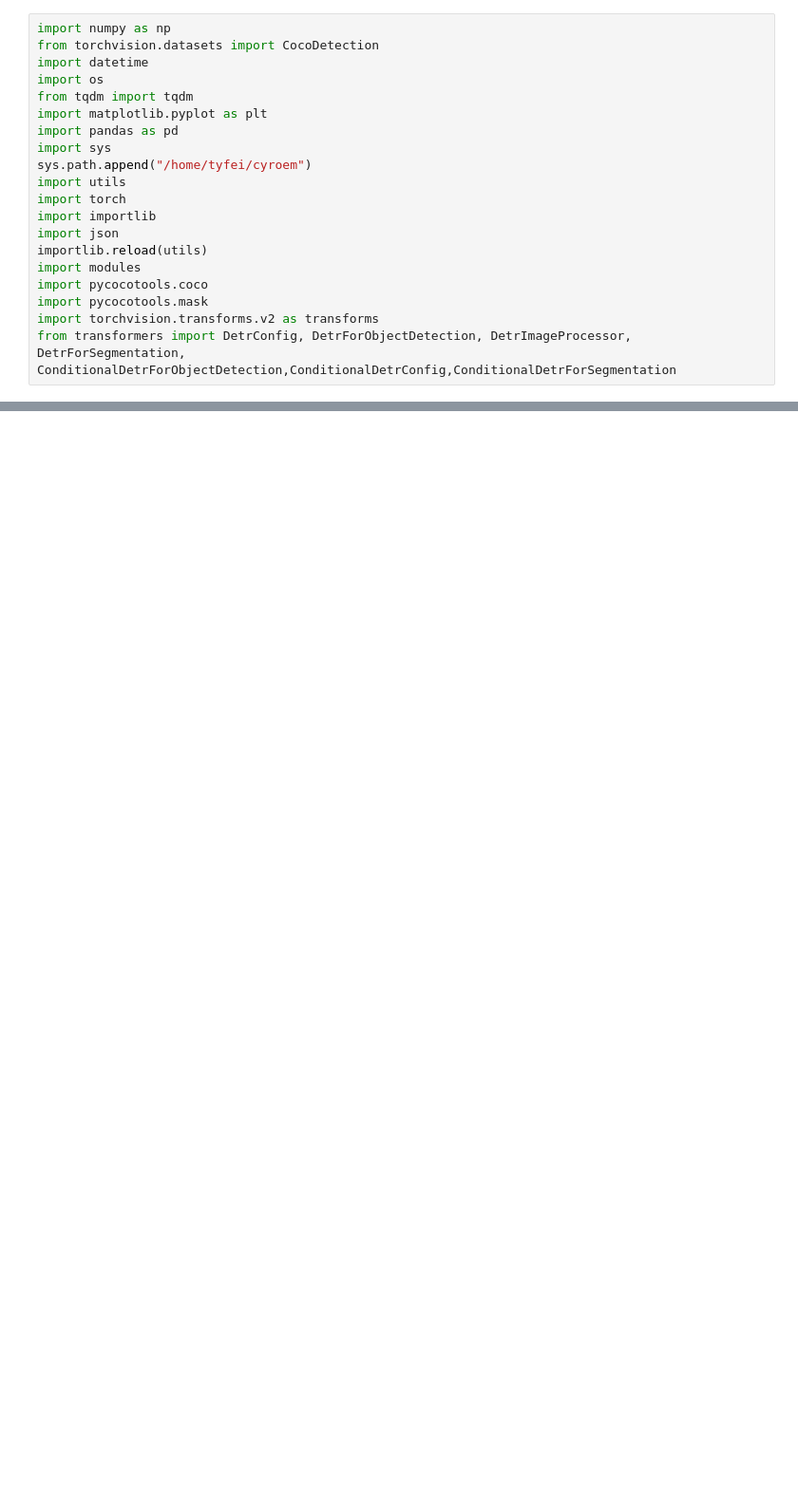
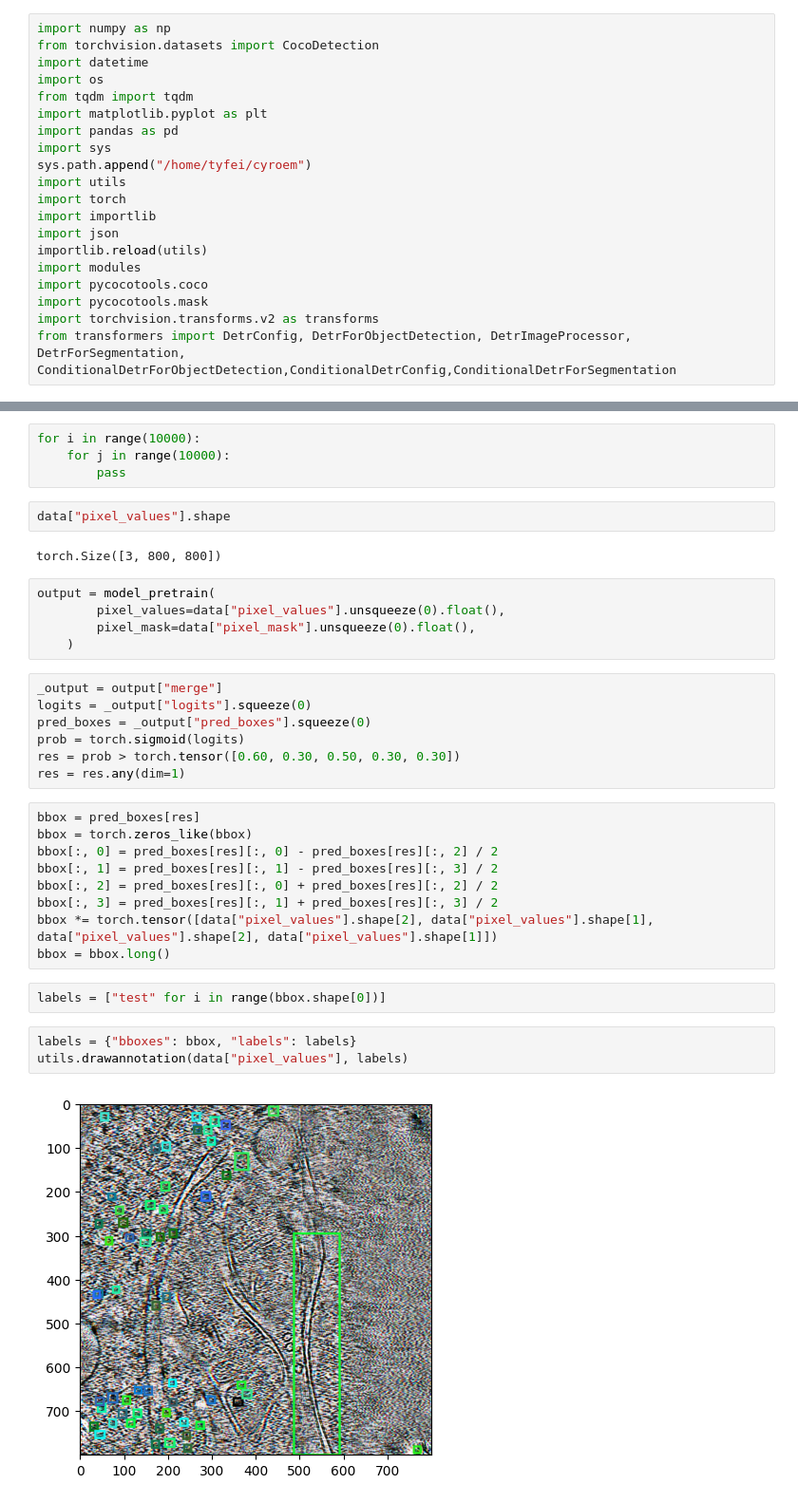
Before and after one commit to tyfei0216/cryoem, a Jupyter notebook: test.ipynb, the cells around one changed output, grey strips where cells are left out. Shown: that part at 95% size. Saved outputs shown, nothing was run; the diff lists cells and outputs as text; blank space fills up the shorter version.

```diff
--- a/test.ipynb
+++ b/test.ipynb
@@ -381,0 +251,36 @@ False
+# %%
+for i in range(10000):
+    for j in range(10000):
+        pass
+# %%
+data["pixel_values"].shape
+# %% [output]
+torch.Size([3, 800, 800])
+# %%
+output = model_pretrain(
+        pixel_values=data["pixel_values"].unsqueeze(0).float(),
+        pixel_mask=data["pixel_mask"].unsqueeze(0).float(),
+    )
+# %%
+_output = output["merge"]
+logits = _output["logits"].squeeze(0)
+pred_boxes = _output["pred_boxes"].squeeze(0)
+prob = torch.sigmoid(logits)
+res = prob > torch.tensor([0.60, 0.30, 0.50, 0.30, 0.30])
+res = res.any(dim=1)
+# %%
+bbox = pred_boxes[res]
+bbox = torch.zeros_like(bbox)
+bbox[:, 0] = pred_boxes[res][:, 0] - pred_boxes[res][:, 2] / 2
+bbox[:, 1] = pred_boxes[res][:, 1] - pred_boxes[res][:, 3] / 2
+bbox[:, 2] = pred_boxes[res][:, 0] + pred_boxes[res][:, 2] / 2
+bbox[:, 3] = pred_boxes[res][:, 1] + pred_boxes[res][:, 3] / 2
+bbox *= torch.tensor([data["pixel_values"].shape[2], data["pixel_values"].shape[1], data["pixel_values"].shape[2], data["pixel_values"].shape[1]])
+bbox = bbox.long()
+# %%
+labels = ["test" for i in range(bbox.shape[0])]
+# %%
+labels = {"bboxes": bbox, "labels": labels}
+utils.drawannotation(data["pixel_values"], labels)
+# %% [output]
+[figure, added]
```
Also changed, not shown: parts of 71 cells of this notebook, 11 other files.
